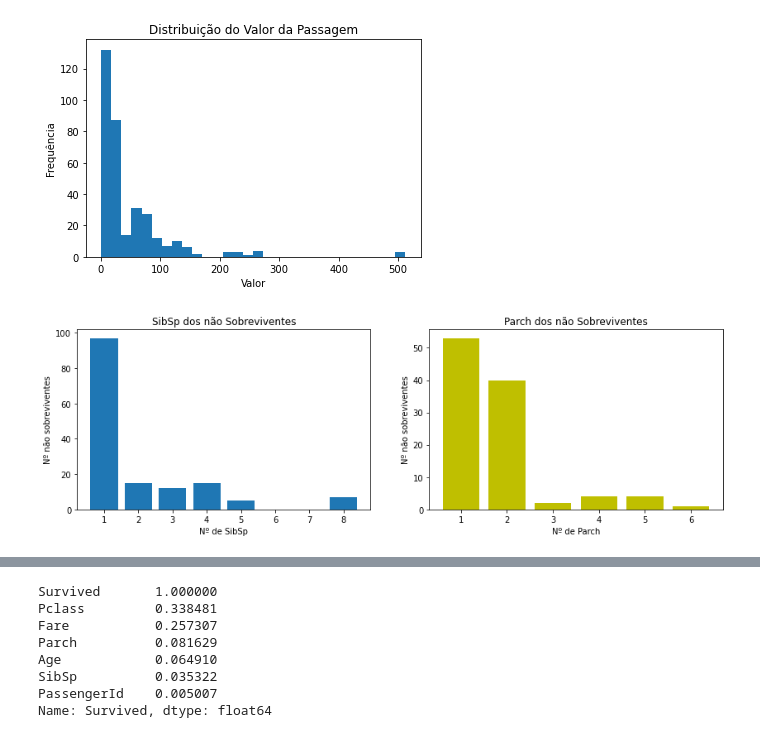
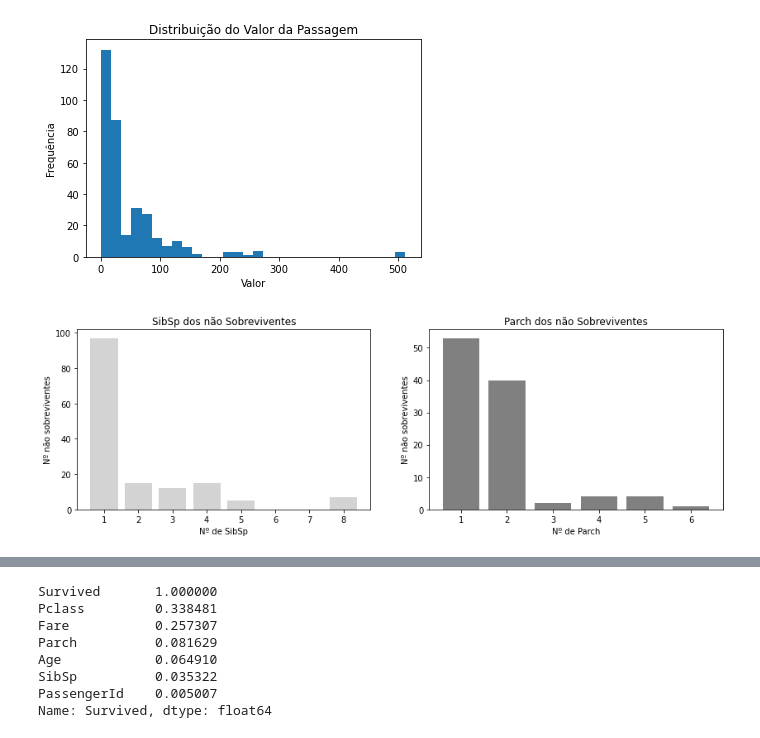
Before and after one commit to douglasfdantas/Python, a Jupyter notebook: Titanic/TitanicSurvivors.ipynb, the cells around one changed output, grey strips where cells are left out. Saved outputs shown, nothing was run; the diff lists cells and outputs as text; code cells hidden in the pictures.

```diff
--- a/Titanic/TitanicSurvivors.ipynb
+++ b/Titanic/TitanicSurvivors.ipynb
@@ -305,22 +319,26 @@ plt.show()
 # %%
 # Número de não sobreviventes que deixaram 1 ou + SibSp e Parch
 fig1 = plt.figure(figsize=(14,4))
 
 df2=df[df['Survived'] == 0]
 
 ax1 = fig1.add_subplot (1,2,1)
-ax1.bar(df2.query('SibSp >= 1').SibSp.value_counts().index, df2.query('SibSp >= 1').SibSp.value_counts().values)
+ax1.bar(df2.query('SibSp >= 1').SibSp.value_counts().index,
+        df2.query('SibSp >= 1').SibSp.value_counts().values,
+        color='lightgray')
 ax1.set_title ('SibSp dos não Sobreviventes')
 ax1.set_xlabel ('Nº de SibSp')
 ax1.set_ylabel ('Nº não sobreviventes')
 
 ax2 = fig1.add_subplot (1,2,2)
-ax2.bar(df2.query('Parch >= 1').Parch.value_counts().index, df2.query('Parch >= 1').Parch.value_counts().values, color='y')
+ax2.bar(df2.query('Parch >= 1').Parch.value_counts().index,
+        df2.query('Parch >= 1').Parch.value_counts().values,
+        color='gray')
 ax2.set_title ('Parch dos não Sobreviventes')
 ax2.set_xlabel ('Nº de Parch')
 ax2.set_ylabel ('Nº não sobreviventes')
 
 
 plt.show()
 # %% [output]
-[figure, old version]
+[figure, new version]
```
Also changed, not shown: parts of 32 cells of this notebook.
